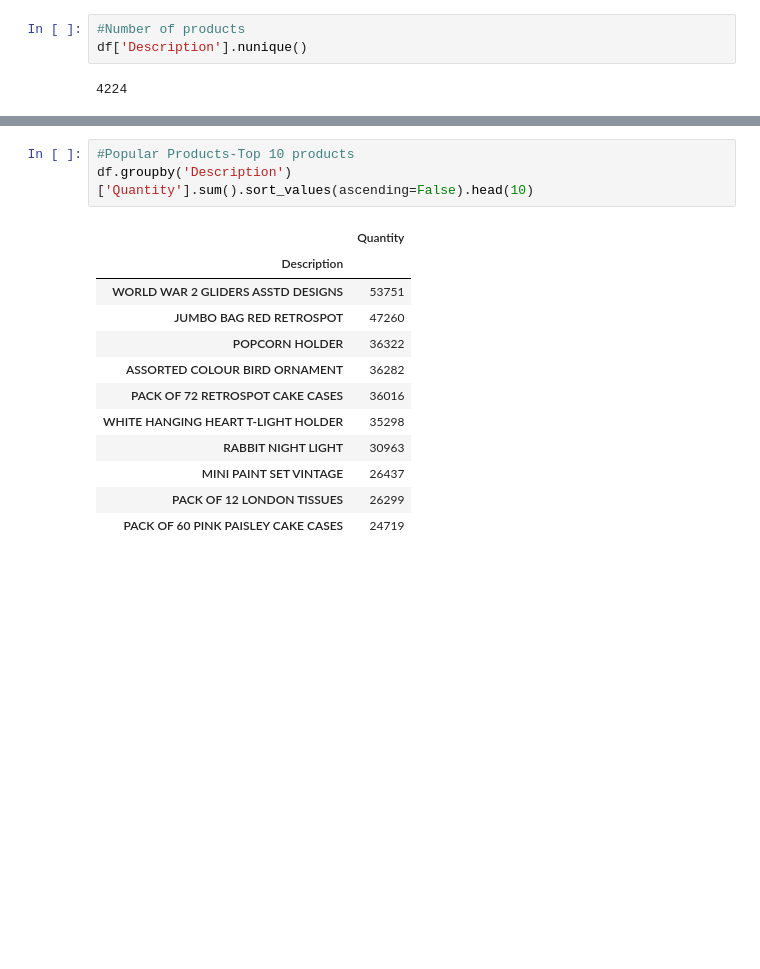
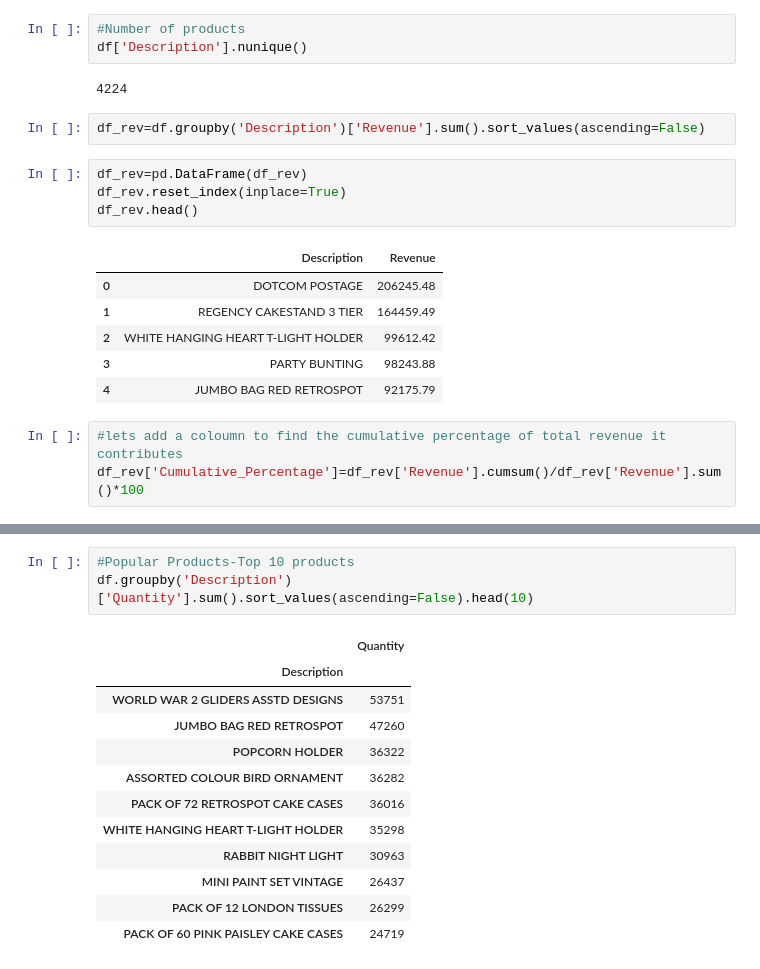
Before and after one commit to Rgvk1/my-projects, a Jupyter notebook: Final_CRM_Capstone.ipynb, the cells around one changed output, grey strips where cells are left out. Saved outputs shown, nothing was run; the diff lists cells and outputs as text; blank space fills up the shorter version.

```diff
--- a/Final_CRM_Capstone.ipynb
+++ b/Final_CRM_Capstone.ipynb
@@ -746,3 +746,19 @@ dtype: float64
 df['Description'].nunique()
 # %% [output]
 4224
+# %%
+df_rev=df.groupby('Description')['Revenue'].sum().sort_values(ascending=False)
+# %%
+df_rev=pd.DataFrame(df_rev)
+df_rev.reset_index(inplace=True)
+df_rev.head()
+# %% [output]
+|  | Description | Revenue |
+| 0 | DOTCOM POSTAGE | 206245.48 |
+| 1 | REGENCY CAKESTAND 3 TIER | 164459.49 |
+| 2 | WHITE HANGING HEART T-LIGHT HOLDER | 99612.42 |
+| 3 | PARTY BUNTING | 98243.88 |
+| 4 | JUMBO BAG RED RETROSPOT | 92175.79 |
+# %%
+#lets add a coloumn to find the cumulative percentage of total revenue it contributes
+df_rev['Cumulative_Percentage']=df_rev['Revenue'].cumsum()/df_rev['Revenue'].sum()*100
```
Also changed, not shown: parts of 5 cells of this notebook.
